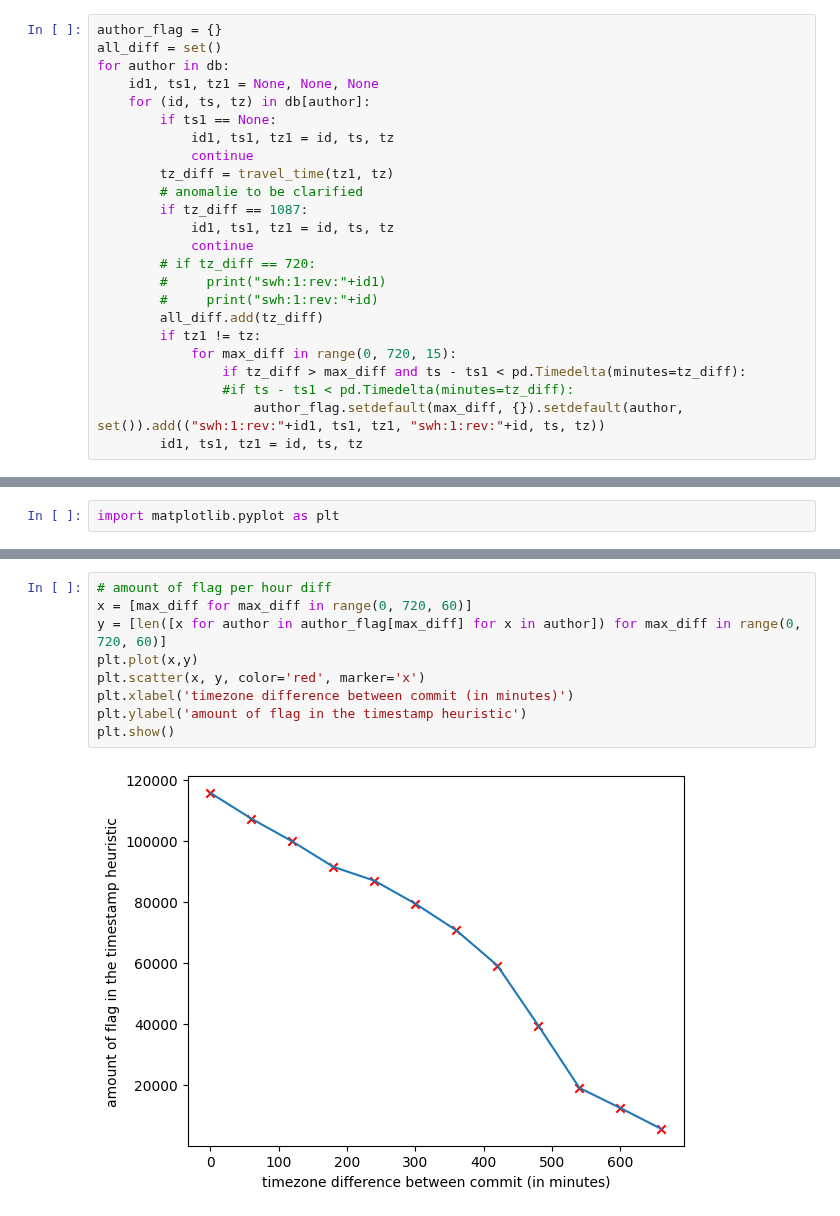
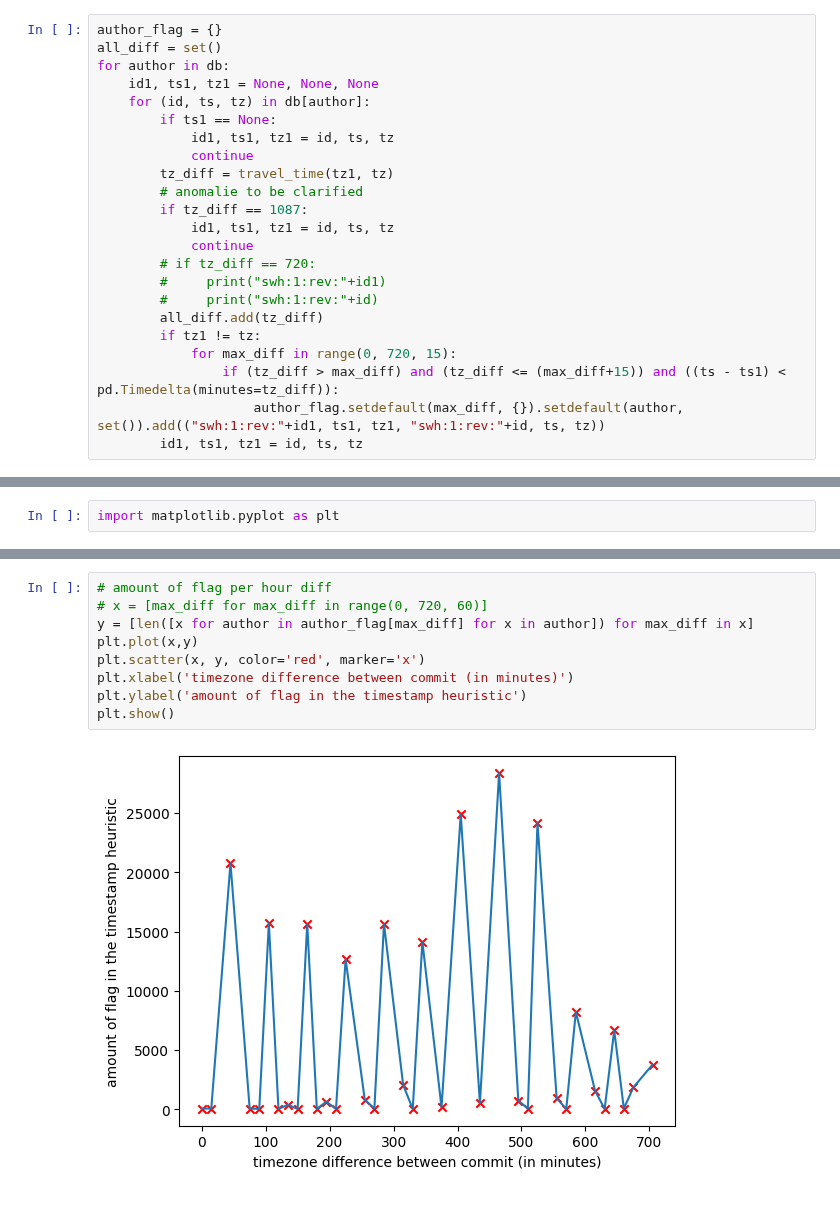
Before and after one commit to srapaport/timestamps-anomalies, a Jupyter notebook: notebook/travel_time.ipynb, the cells around one changed output, grey strips where cells are left out. Cells and saved outputs as stored; diff of their text form.

```diff
--- a/notebook/travel_time.ipynb
+++ b/notebook/travel_time.ipynb
@@ -39,8 +39,7 @@ for author in db:
         all_diff.add(tz_diff)
         if tz1 != tz:
             for max_diff in range(0, 720, 15):
-                if tz_diff > max_diff and ts - ts1 < pd.Timedelta(minutes=tz_diff):
-                #if ts - ts1 < pd.Timedelta(minutes=tz_diff):
+                if (tz_diff > max_diff) and (tz_diff <= (max_diff+15)) and ((ts - ts1) < pd.Timedelta(minutes=tz_diff)):
                     author_flag.setdefault(max_diff, {}).setdefault(author, set()).add(("swh:1:rev:"+id1, ts1, tz1, "swh:1:rev:"+id, ts, tz))
         id1, ts1, tz1 = id, ts, tz
 # %% [markdown]
@@ -69,11 +135,11 @@ plt.show()
 # %%
 # amount of flag per hour diff
-x = [max_diff for max_diff in range(0, 720, 60)]
-y = [len([x for author in author_flag[max_diff] for x in author]) for max_diff in range(0, 720, 60)]
+# x = [max_diff for max_diff in range(0, 720, 60)]
+y = [len([x for author in author_flag[max_diff] for x in author]) for max_diff in x]
 plt.plot(x,y)
 plt.scatter(x, y, color='red', marker='x')
 plt.xlabel('timezone difference between commit (in minutes)')
 plt.ylabel('amount of flag in the timestamp heuristic')
 plt.show()
 # %% [output]
-[figure, old version]
+[figure, new version]
```
Also changed, not shown: parts of 5 cells of this notebook, 1 other file.
